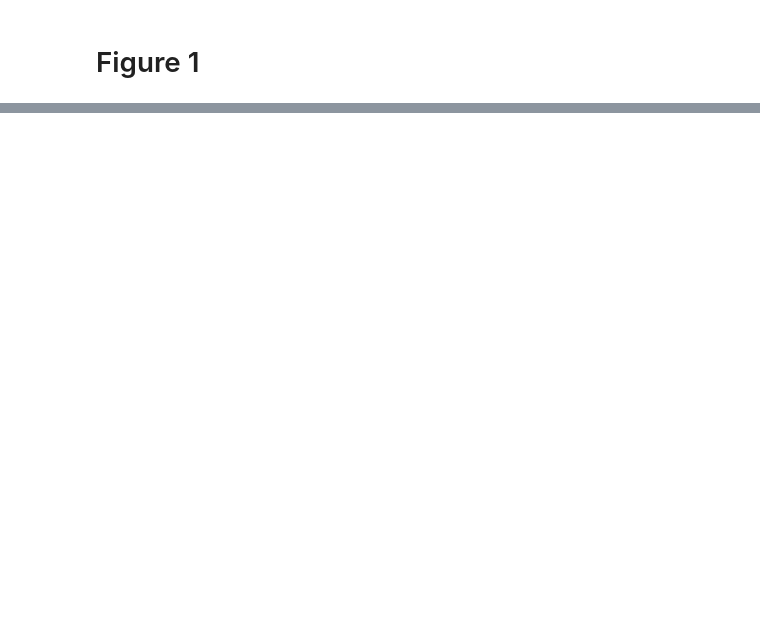
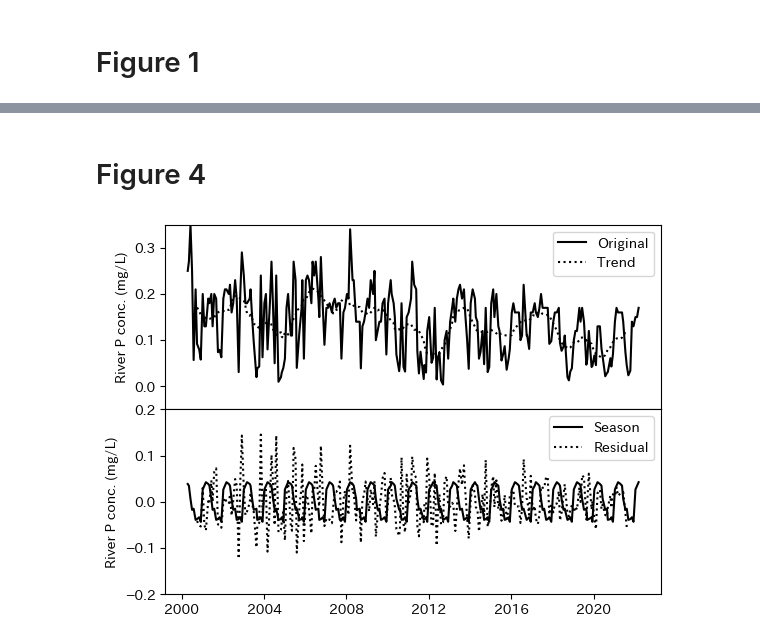
Before and after one commit to vitroid/KM2025, a Jupyter notebook: v4.ipynb, the cells around one changed output, grey strips where cells are left out. Cells and saved outputs as stored; diff of their text form; code cells hidden in the pictures; blank space fills up the shorter version.

```diff
--- a/v4.ipynb
+++ b/v4.ipynb
@@ -776,0 +1063,37 @@ fig.savefig("Figure1.pdf")
+# %% [markdown]
+# Figure 4
+# %%
+import numpy as np
+import scipy
+import japanize_matplotlib
+from statsmodels.tsa.seasonal import seasonal_decompose, STL
+from statsmodels.tsa.filters.hp_filter import hpfilter
+import flow.reader as flow_reader
+
+obs_flow = "昭和橋"
+river_N = flow_reader.read_river_N(BASEDIR + "flow/data", obs_flow)
+river_P = flow_reader.read_river_P(BASEDIR + "flow/data", obs_flow)
+river_flow = flow_reader.read_river_flow(BASEDIR + "flow/data", obs_flow)
+
+decomposed = seasonal_decompose(river_P.value, model="additive", period=12)
+fig, axs = plt.subplots(2, 1, sharex=True)
+fig.subplots_adjust(hspace=0)
+# plot = decomposed.plot()
+
+axs[0].plot(river_P.value, "k-", label="Original")
+axs[0].plot(decomposed.trend, "k:", label="Trend")
+axs[0].set_ylim(-0.05, 0.35)
+axs[0].set_ylabel("River P conc. (mg/L)")
+axs[0].legend()
+
+axs[1].plot(decomposed.seasonal, "k-", label="Season")
+axs[1].plot(decomposed.resid, "k:", label="Residual")
+axs[1].set_ylim(-0.2, +0.2)
+axs[1].set_ylabel("River P conc. (mg/L)")
+axs[1].legend()
+
+# plt.tight_layout()
+fig.savefig("Figure4.pdf")
+plt.show()
+# %% [output]
+[figure, added]
```
Also changed, not shown: parts of 24 cells of this notebook, 2 other files.
